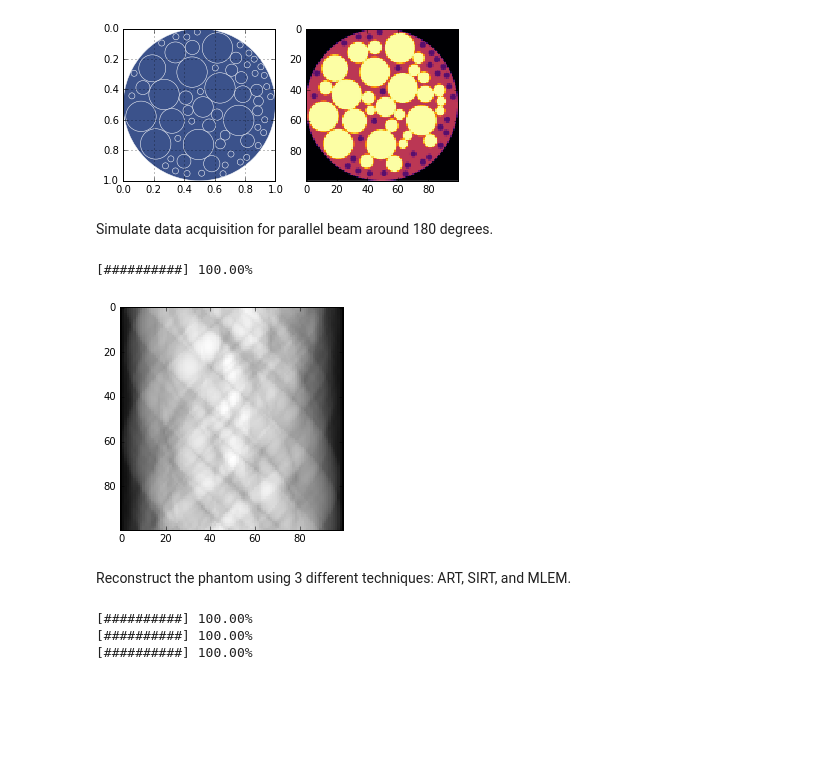
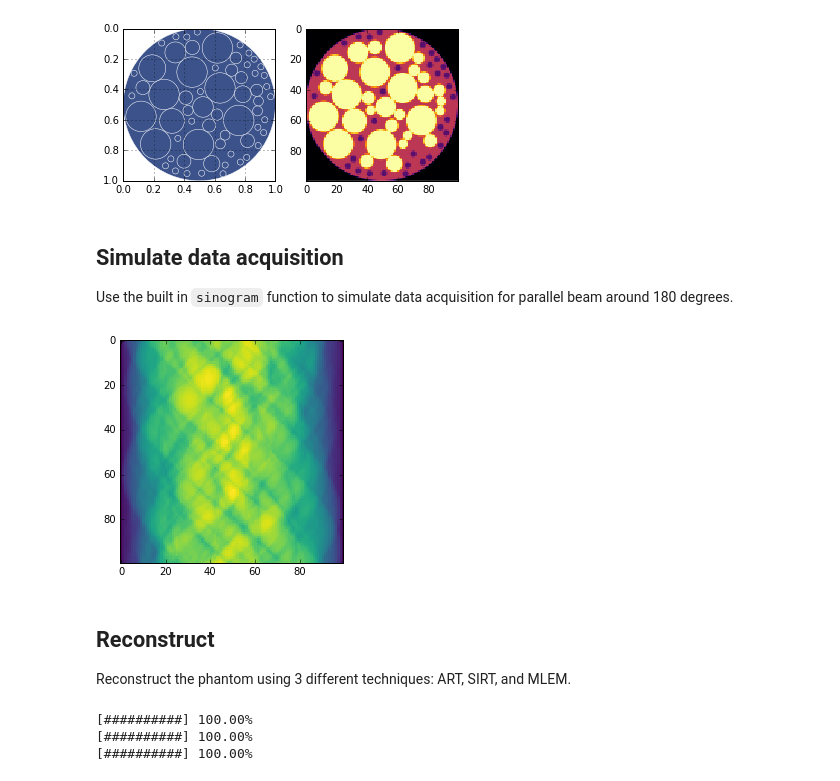
Before and after one commit to AdvancedPhotonSource/xdesign, a Jupyter notebook: docs/demos/FullReferenceMetrics.ipynb, the cells around one changed output. Drawn from its saved outputs; the diff is of its cells as text; code cells hidden in the pictures; blank space fills up the shorter version.

Commit message:
DOC: Updating demonstrations to use `sinogram`

```diff
--- a/docs/demos/FullReferenceMetrics.ipynb
+++ b/docs/demos/FullReferenceMetrics.ipynb
@@ -32,32 +36,20 @@ plt.show()
 # %% [output]
 [figure]
 # %% [markdown]
-Simulate data acquisition for parallel beam around 180 degrees.
+## Simulate data acquisition
+
+Use the built in `sinogram` function to simulate data acquisition for parallel beam around 180 degrees.
-# %%
-sx, sy = 100, 100
-step = 1. / sy
-prb = Probe(Point([step / 2., -10]), Point([step / 2., 10]), step)
-theta = np.pi / sx
-sino = np.zeros(sx * sy)
-a = 0
-for m in range(sx):
-    for n in range(sy):
-        update_progress((m*sy + n)/(sx*sy))
-        sino[a] = prb.measure(soil_like_phantom)
-        a += 1
-        prb.translate(step)
-    prb.translate(-1)
-    prb.rotate(theta, Point([0.5, 0.5]))
-update_progress(1)
-# %% [output]
-[##########] 100.00%
+# %%
+sx, sy = 100, 100
+sino, prb = sinogram(sx, sy, soil_like_phantom)
 # %%
-plt.imshow(np.reshape(sino, (sx, sy)), cmap='gray', interpolation='nearest')
-# plt.hist(sino)
+plt.imshow(sino, cmap='viridis', interpolation='nearest')
 plt.show()
 # %% [output]
-[figure, old version]
+[figure, new version]
 # %% [markdown]
+## Reconstruct
+
 Reconstruct the phantom using 3 different techniques: ART, SIRT, and MLEM.
 # %%
 hi = 1  # highest expected value in reconstruction (for rescaling)
```
Also changed, not shown: parts of 7 cells of this notebook, 4 other files.
